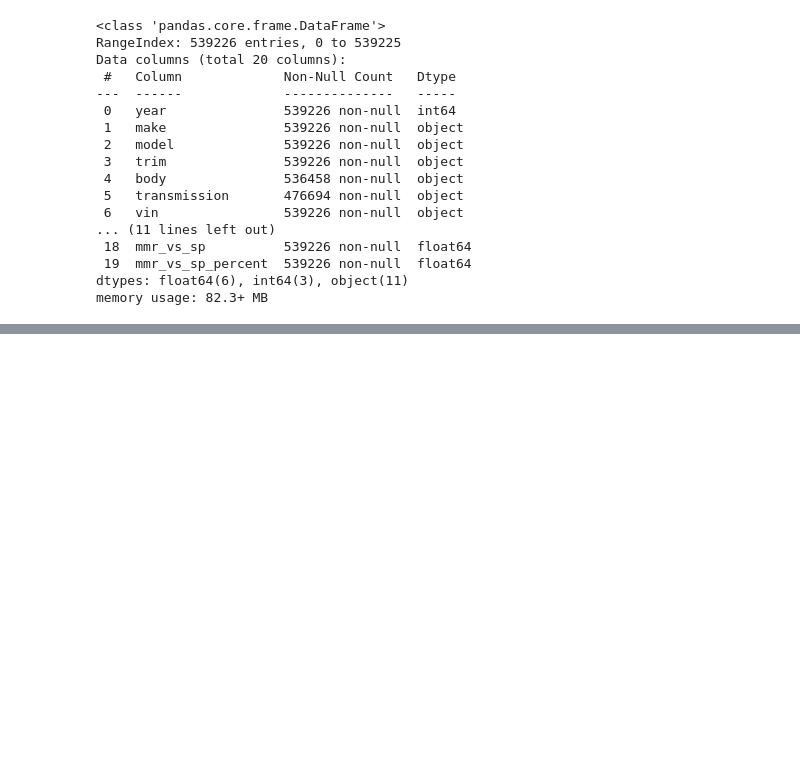
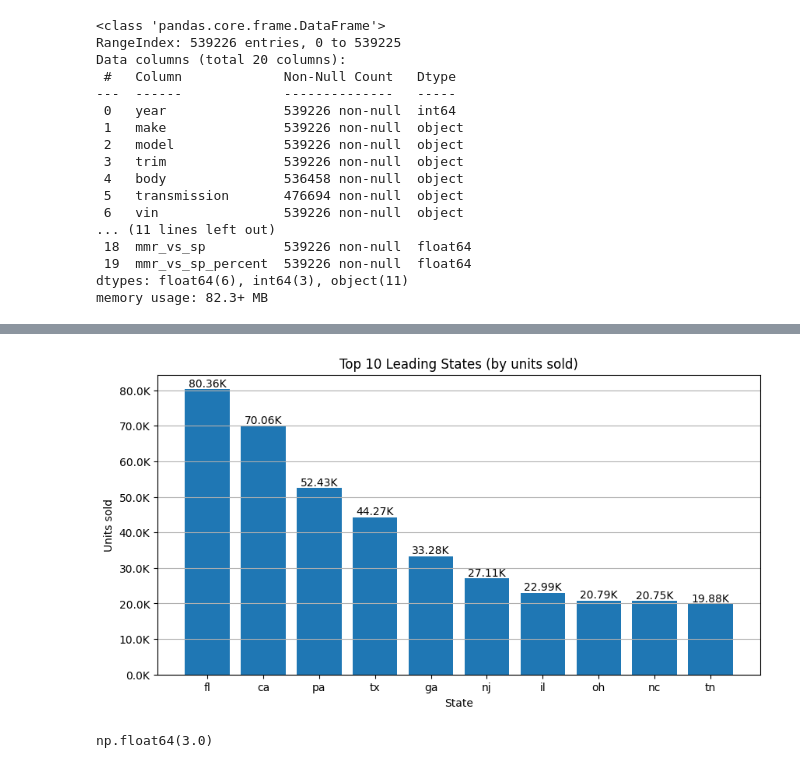
Before and after one commit to pranay-authankar/vehicle_sales_analytics, a Jupyter notebook: notebook/4_data_analysis.ipynb, the cells around one changed output, grey strips where cells are left out. Saved outputs shown, nothing was run; the diff lists cells and outputs as text; code cells hidden in the pictures; blank space fills up the shorter version.

```diff
--- a/notebook/4_data_analysis.ipynb
+++ b/notebook/4_data_analysis.ipynb
@@ -33,0 +89,9 @@ dataset.head()
+# %%
+#4. Top 10 unit sold states (all time).
+
+top_10_states = (dataset.groupby(["state"])["vin"]
+                 .agg("count")
+                 .sort_values(ascending = False)
+                 .reset_index(name = "units_sold")
+                 .head(10))
+top_10_states
@@ -33,0 +110,32 @@ dataset.head()
+# %%
+# plotting graph
+
+x_axis = top_10_states["state"]
+y_axis = top_10_states["units_sold"]
+
+plt.figure(figsize = (10, 5))
+
+bars = plt.bar(x_axis, y_axis)
+
+plt.gca().yaxis.set_major_formatter(
+    ticker.FuncFormatter(lambda x, pos: f"{x/1000:.1f}K")
+)
+
+plt.grid(axis = "y")
+
+plt.title("Top 10 Leading States (by units sold)")
+plt.xlabel("State")
+plt.ylabel("Units sold")
+
+plt.bar_label(bars,
+              labels = [f"{x/1000:.2f}K" for x in bars.datavalues])
+
+plt.show()
+# %% [output]
+[figure, added]
+# %%
+#5. Median age of vehicle (all time).
+
+dataset["vehicle_age"].agg("median")
+# %% [output]
+np.float64(3.0)
```
Also changed, not shown: parts of 7 cells of this notebook, 4 other files.
